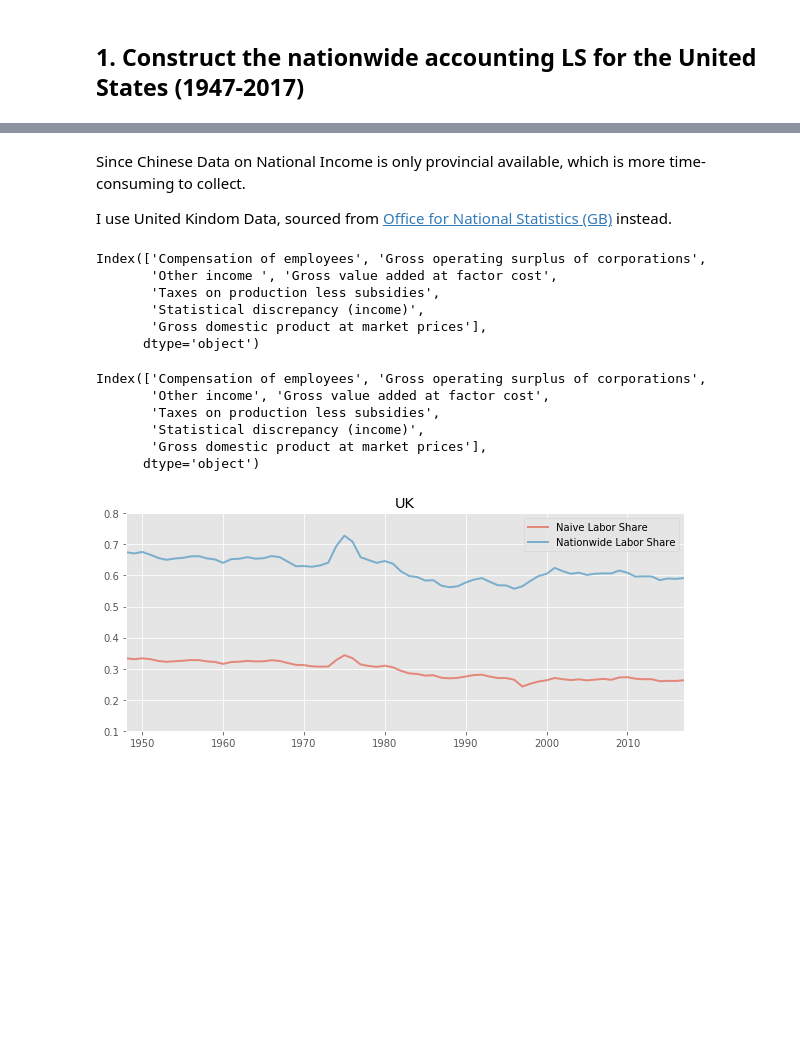
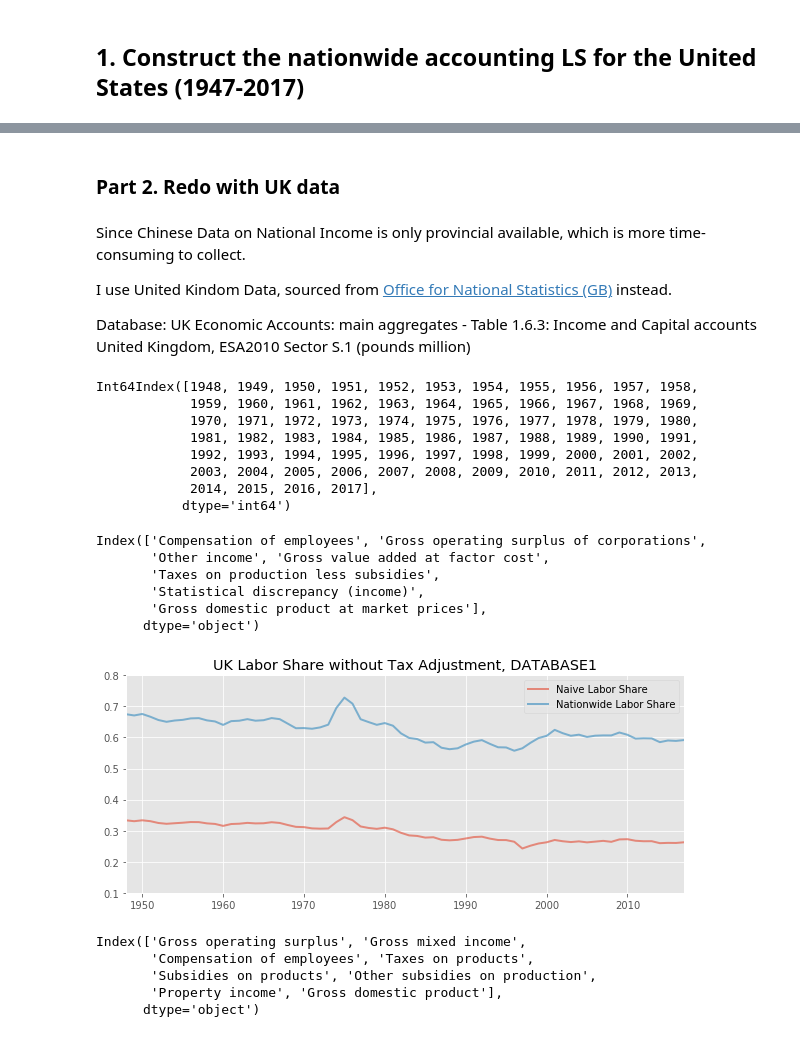
Before and after one commit to zhouweimin-econ/QuantMacro, a Jupyter notebook: PS2.ipynb, the cells around one changed output, grey strips where cells are left out. Cells and saved outputs as stored; diff of their text form; code cells hidden in the pictures; blank space fills up the shorter version.

```diff
--- a/PS2.ipynb
+++ b/PS2.ipynb
@@ -135,18 +214,24 @@ plt.show()
+# %% [markdown]
+### Part 2. Redo with UK data
 # %% [markdown]
 Since Chinese Data on National Income is only provincial available, which is more time-consuming to collect.
 
 I use United Kindom Data, sourced from [Office for National Statistics (GB)](https://www.ons.gov.uk/economy/nationalaccounts/uksectoraccounts/datasets/unitedkingdomeconomicaccountsmainaggregates) instead.
+
+Database: UK Economic Accounts: main aggregates - Table 1.6.3: Income and Capital accounts United Kingdom, ESA2010 Sector S.1 (pounds million)
 # %%
 UK_data = pd.read_excel('UK.xls',sep = ',',index_col=0,sheetname='Sheet1')
 # UK_data = UK_data.transpose()
-UK_data.index
+UK_data.columns
 # %% [output]
-Index(['Compensation of employees', 'Gross operating surplus of corporations',
-       'Other income ', 'Gross value added at factor cost',
-       'Taxes on production less subsidies',
-       'Statistical discrepancy (income)',
-       'Gross domestic product at market prices'],
-      dtype='object')
+Int64Index([1948, 1949, 1950, 1951, 1952, 1953, 1954, 1955, 1956, 1957, 1958,
+            1959, 1960, 1961, 1962, 1963, 1964, 1965, 1966, 1967, 1968, 1969,
+            1970, 1971, 1972, 1973, 1974, 1975, 1976, 1977, 1978, 1979, 1980,
+            1981, 1982, 1983, 1984, 1985, 1986, 1987, 1988, 1989, 1990, 1991,
+            1992, 1993, 1994, 1995, 1996, 1997, 1998, 1999, 2000, 2001, 2002,
+            2003, 2004, 2005, 2006, 2007, 2008, 2009, 2010, 2011, 2012, 2013,
+            2014, 2015, 2016, 2017],
+           dtype='int64')
 # %%
 import pandas as pd
 # if download without operating anything, use: skiprows and skipcolumns options.
@@ -175,25 +260,35 @@ TPL = np.asarray(TPL, float)
 # %%
 # Naive Labor Share:
 OI = np.nan_to_num(OI)
 PI = OI + GVA
 Y = CE + GOSC + PI + TPL
 LS_naive = CE / Y  # LS for the corporate sector
 
 # Nationwide Labor Share
 theta = CE / (Y - PI)
 RK_PI = (1-theta)*PI
 LS_national = ( CE + theta*PI ) / Y
 
 Year = np.linspace(1948,2017,num=70)
 Year = np.asarray(Year)
 np.shape(Year)
 fig, ax = plt.subplots(figsize=(10,4))
 plt.ylim(0.1,0.8)
 plt.xlim(1948,2017)
 ax.plot(Year, LS_naive, linewidth=2, alpha=0.6, label='Naive Labor Share')
 ax.plot(Year, LS_national, linewidth=2, alpha=0.6, label='Nationwide Labor Share')
-plt.title('UK')
+plt.title('UK Labor Share without Tax Adjustment, DATABASE1')
 ax.legend()
 plt.show()
 # %% [output]
-[figure, old version]
+[figure, new version]
+# %%
+UK_data2 = pd.read_excel('UK1.xls',sep = ',',index_col=0,sheetname='Sheet1')
+UK_data2 = UK_data2.transpose()
+UK_data2.columns
+# %% [output]
+Index(['Gross operating surplus', 'Gross mixed income',
+       'Compensation of employees', 'Taxes on products',
+       'Subsidies on products', 'Other subsidies on production',
+       'Property income', 'Gross domestic product'],
+      dtype='object')
```
Also changed, not shown: parts of 18 cells of this notebook.
